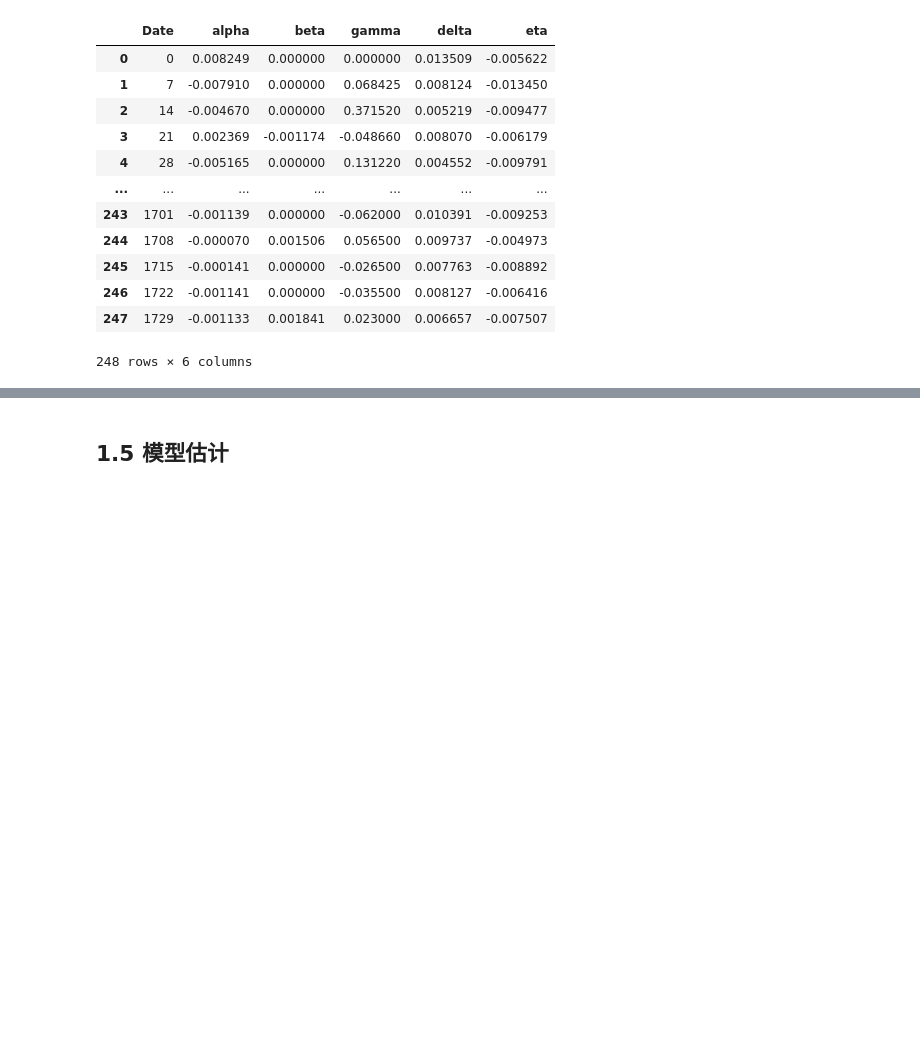
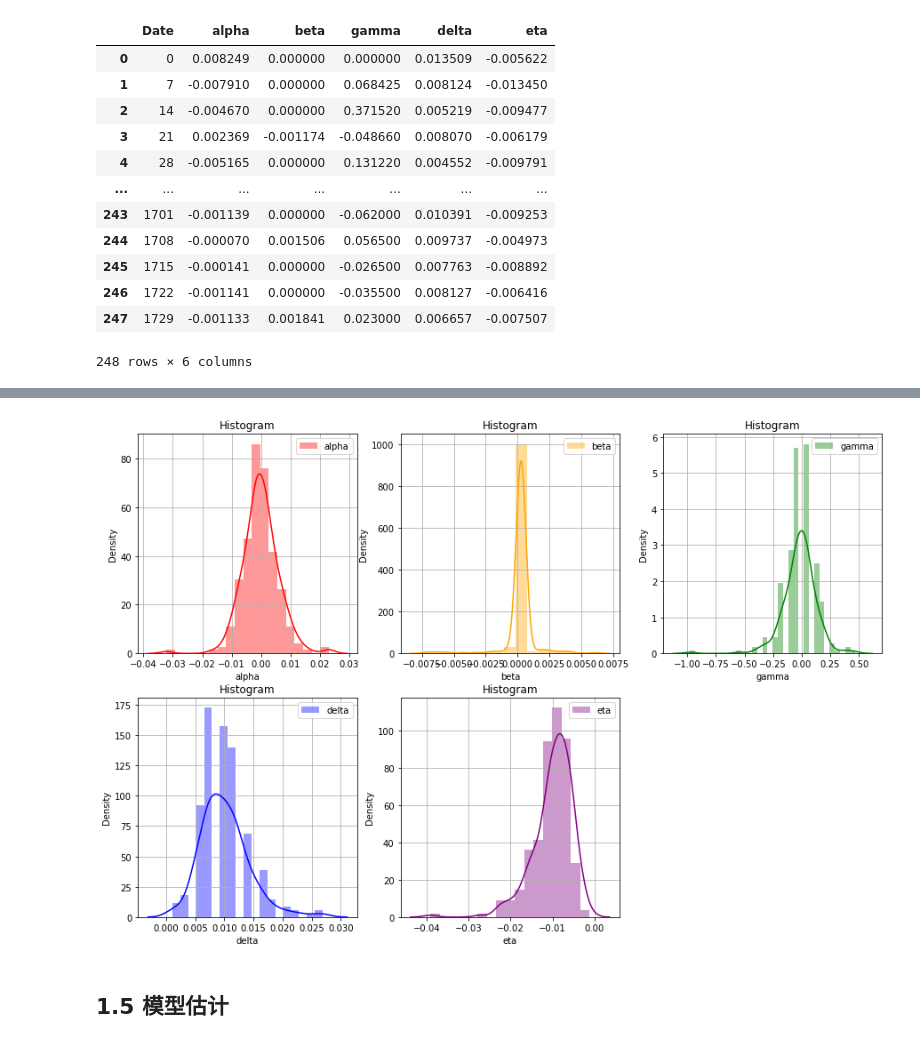
Before and after one commit to cuiyf17/Master-course, a Jupyter notebook: 高等统计计算/作业/final project/FinalProject-code.ipynb, the cells around one changed output, grey strips where cells are left out. Cells and saved outputs as stored; diff of their text form; code cells hidden in the pictures; blank space fills up the shorter version.

```diff
--- a/高等统计计算/作业/final project/FinalProject-code.ipynb
+++ b/高等统计计算/作业/final project/FinalProject-code.ipynb
@@ -468,0 +502,26 @@ executing.executing.NotOneValueFound: Expected one value, found 0
+# %%
+def discrete_data(df_data, coef = 1/2):
+    new_data = df_data.copy()
+    columns = df_data.columns
+    size = df_data.std()*coef
+    for col in columns:
+        if(col != "Date"):
+            data = np.array(df_data[col])
+            tmp_data = data.copy()
+            step = size[col]
+            max_ = np.max(data)
+            min_ = np.min(data)
+            grid = np.sort(np.union1d(np.arange(0, min_, -step), np.arange(0, max_, step)))
+            for i, thr in enumerate(grid):
+                if(i == 0):
+                    idx = np.where(data < grid[i])
+                else:
+                    idx = np.where(np.logical_and(data < grid[i], data >= grid[i-1]))
+                tmp_data[idx] = (thr - step/2)*np.ones(idx[0].shape)
+            idx = np.where(data >= grid[-1])
+            tmp_data[idx] = (thr - step/2)*np.ones(idx[0].shape)
+            new_data[col] = tmp_data
+    return new_data
+# %%
+df_discrete = discrete_data(df_data, 0.5)
+df_discrete
@@ -469,3 +542,15 @@ executing.executing.NotOneValueFound: Expected one value, found 0
+# %%
+plt.figure(figsize = (15, 10))
+for i, item in enumerate(df_discrete.columns[1:]):
+    plt.subplot(2, 3, i+1)
+    plt.title("Histogram")
+    sns.distplot(df_discrete[item], color = colors[i], label = item)
+    plt.legend()
+    plt.grid(True)
+
+plt.show()
+# %% [output]
+[figure, added]
 # %% [markdown]
 ## 1.5 模型估计
 # %%
```
Also changed, not shown: parts of 15 cells of this notebook.
